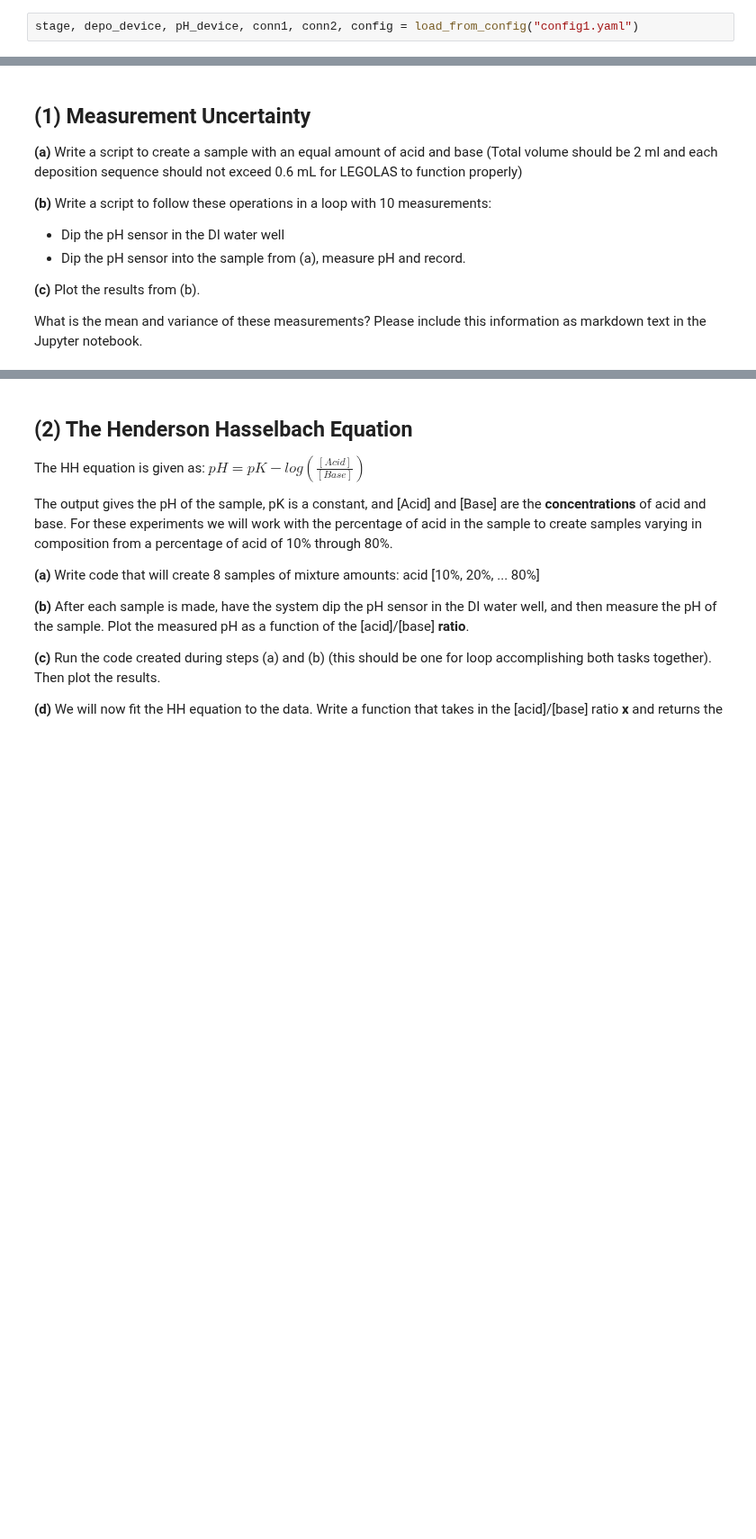
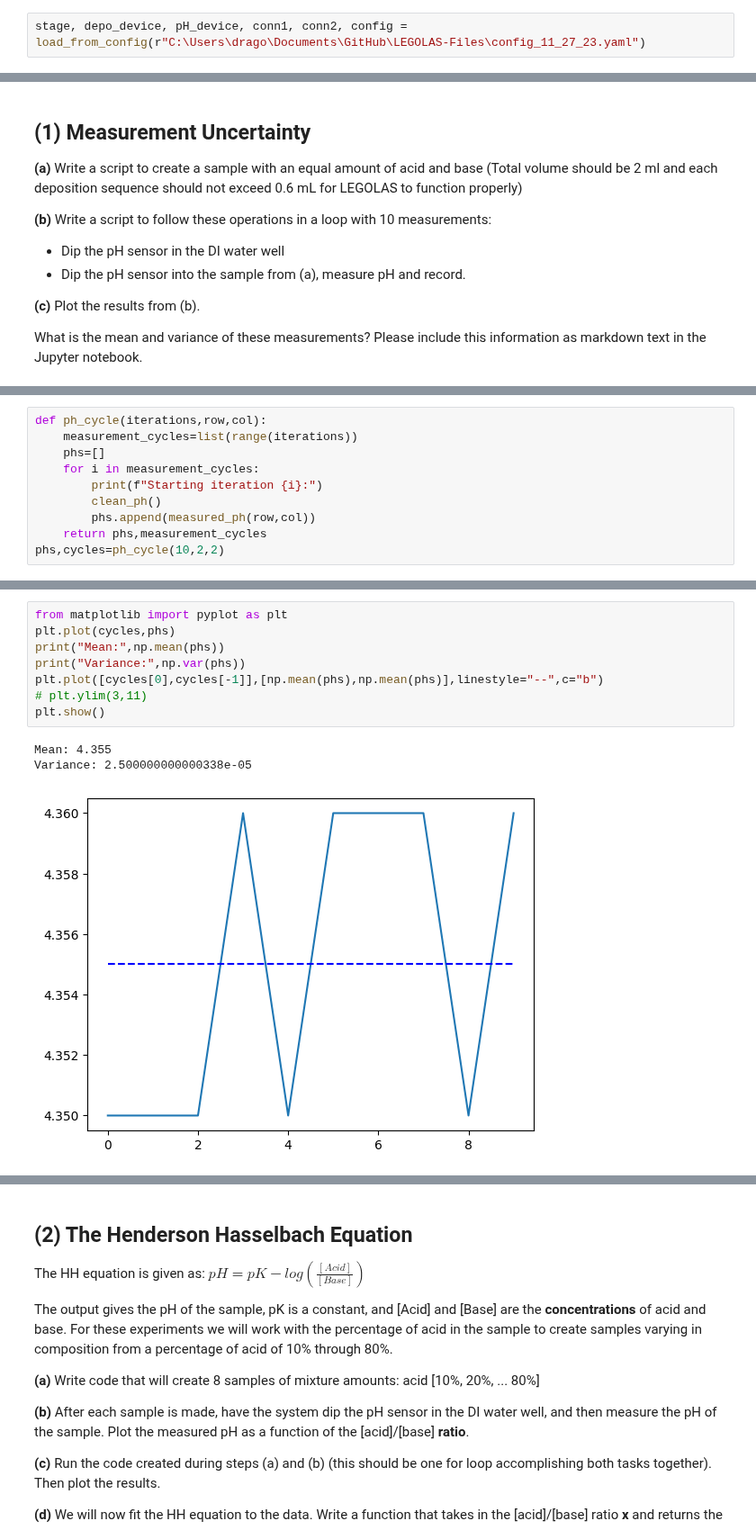
Before and after one commit to jess-garnett/LEGOLAS-Files, a Jupyter notebook: Code/LEGOLAS_Scripts/LegolasOutline.ipynb, the cells around one changed output, grey strips where cells are left out. Shown at 90% size. Drawn from its saved outputs; the diff is of its cells as text; blank space fills up the shorter version.

```diff
--- a/Code/LEGOLAS_Scripts/LegolasOutline.ipynb
+++ b/Code/LEGOLAS_Scripts/LegolasOutline.ipynb
@@ -23,5 +23,5 @@ rpyc server start successfully
 # %%
-stage, depo_device, pH_device, conn1, conn2, config = load_from_config("config1.yaml")
+stage, depo_device, pH_device, conn1, conn2, config = load_from_config(r"C:\Users\drago\Documents\GitHub\LEGOLAS-Files\config_11_27_23.yaml")
 # %%
 # it is ok if this fails, just move on to the next code block
 sanity_check(stage=stage, pH_device=pH_device, depo_device=depo_device)
@@ -83,0 +123,10 @@ mix_ab(0.5,0.5,2,2)
+# %%
+def ph_cycle(iterations,row,col):
+    measurement_cycles=list(range(iterations))
+    phs=[]
+    for i in measurement_cycles:
+        print(f"Starting iteration {i}:")
+        clean_ph()
+        phs.append(measured_ph(row,col))
+    return phs,measurement_cycles
+phs,cycles=ph_cycle(10,2,2)
@@ -83,0 +156,12 @@ mix_ab(0.5,0.5,2,2)
+# %%
+from matplotlib import pyplot as plt
+plt.plot(cycles,phs)
+print("Mean:",np.mean(phs))
+print("Variance:",np.var(phs))
+plt.plot([cycles[0],cycles[-1]],[np.mean(phs),np.mean(phs)],linestyle="--",c="b")
+# plt.ylim(3,11)
+plt.show()
+# %% [output]
+Mean: 4.355
+Variance: 2.500000000000338e-05
+[figure, added]
```
Also changed, not shown: parts of 17 cells of this notebook, 3 other files.
